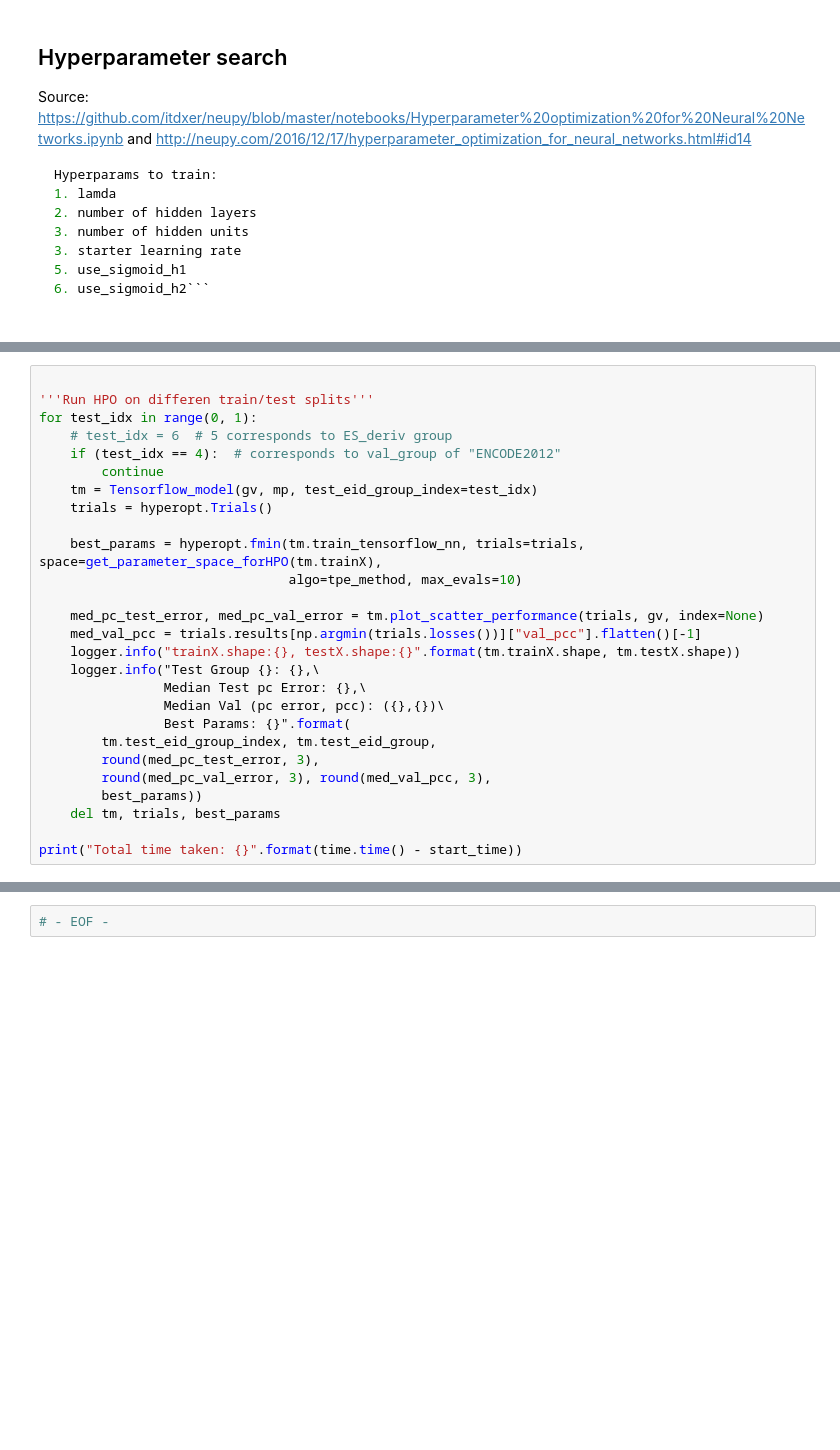
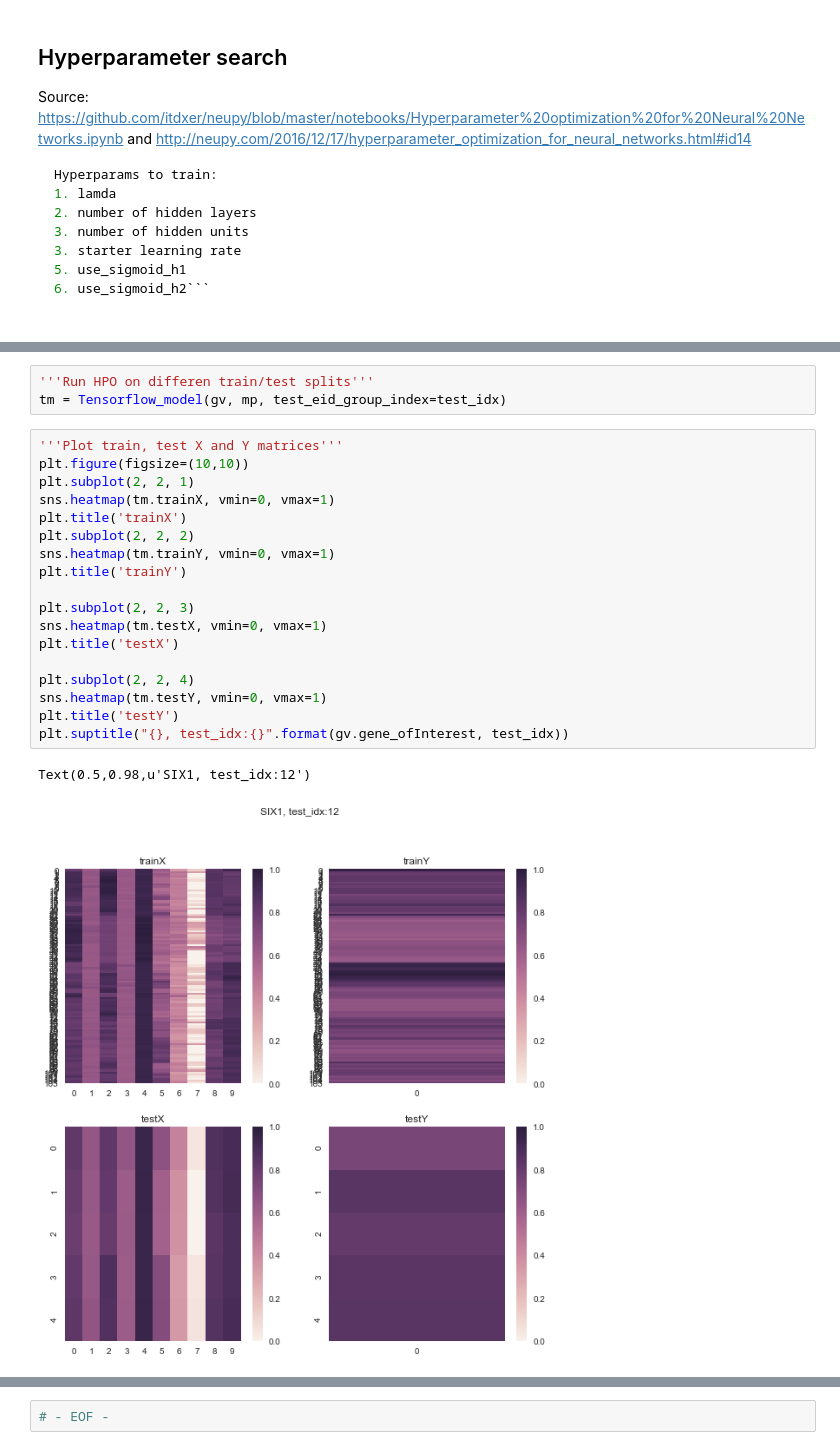
Before and after one commit to dineshmdh/predicting_gene_expression, a Jupyter notebook: Functions/model_scripts/main.ipynb, the cells around one changed output, grey strips where cells are left out. Drawn from its saved outputs; the diff is of its cells as text; blank space fills up the shorter version.

```diff
--- a/Functions/model_scripts/main.ipynb
+++ b/Functions/model_scripts/main.ipynb
@@ -85,27 +68,0 @@ Name: pcc, Length: 1230, dtype: float64
-# %%
-
-'''Run HPO on differen train/test splits'''
-for test_idx in range(0, 1):
-    # test_idx = 6  # 5 corresponds to ES_deriv group
-    if (test_idx == 4):  # corresponds to val_group of "ENCODE2012"
-        continue
-    tm = Tensorflow_model(gv, mp, test_eid_group_index=test_idx)
-    trials = hyperopt.Trials()
-
-    best_params = hyperopt.fmin(tm.train_tensorflow_nn, trials=trials, space=get_parameter_space_forHPO(tm.trainX),
-                                algo=tpe_method, max_evals=10)
-
-    med_pc_test_error, med_pc_val_error = tm.plot_scatter_performance(trials, gv, index=None)
-    med_val_pcc = trials.results[np.argmin(trials.losses())]["val_pcc"].flatten()[-1]
-    logger.info("trainX.shape:{}, testX.shape:{}".format(tm.trainX.shape, tm.testX.shape))
-    logger.info("Test Group {}: {},\
-                Median Test pc Error: {},\
-                Median Val (pc error, pcc): ({},{})\
-                Best Params: {}".format(
-        tm.test_eid_group_index, tm.test_eid_group,
-        round(med_pc_test_error, 3),
-        round(med_pc_val_error, 3), round(med_val_pcc, 3),
-        best_params))
-    del tm, trials, best_params
-
-print("Total time taken: {}".format(time.time() - start_time))
@@ -117,0 +106,24 @@ plt.plot(trials.results[trial_idx]['val_loss'], color="mediumvioletred")
+# %%
+'''Run HPO on differen train/test splits'''
+tm = Tensorflow_model(gv, mp, test_eid_group_index=test_idx)
+# %%
+'''Plot train, test X and Y matrices'''
+plt.figure(figsize=(10,10))
+plt.subplot(2, 2, 1)
+sns.heatmap(tm.trainX, vmin=0, vmax=1)
+plt.title('trainX')
+plt.subplot(2, 2, 2)
+sns.heatmap(tm.trainY, vmin=0, vmax=1)
+plt.title('trainY')
+
+plt.subplot(2, 2, 3)
+sns.heatmap(tm.testX, vmin=0, vmax=1)
+plt.title('testX')
+
+plt.subplot(2, 2, 4)
+sns.heatmap(tm.testY, vmin=0, vmax=1)
+plt.title('testY')
+plt.suptitle("{}, test_idx:{}".format(gv.gene_ofInterest, test_idx))
+# %% [output]
+Text(0.5,0.98,u'SIX1, test_idx:12')
+[figure, added]
```
Also changed, not shown: parts of 19 cells of this notebook.
